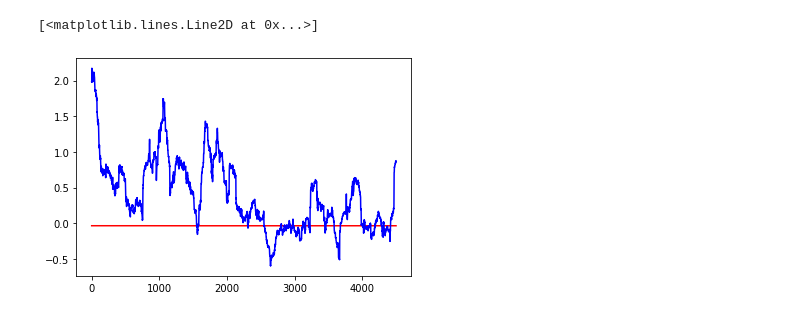
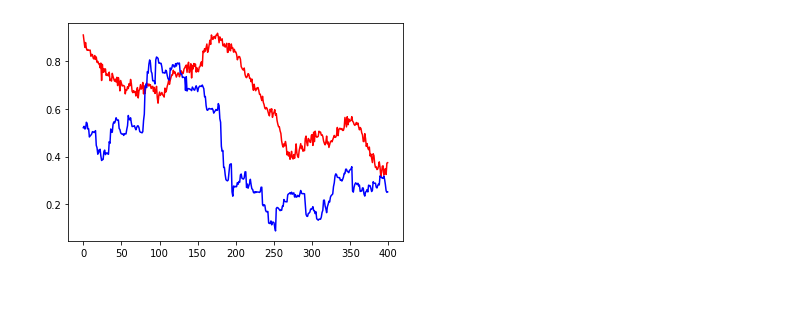
Before and after one commit to sashavoit-zz/volatility-trader, a Jupyter notebook: net.ipynb, the cells around one changed output. Drawn from its saved outputs; the diff is of its cells as text; code cells hidden in the pictures.

```diff
--- a/net.ipynb
+++ b/net.ipynb
@@ -137,8 +230,6 @@ def train(opts, inputs, outputs, model):
 # %%
-input_dim=50
-model=VolForecastModule(input_dim=input_dim)
-inputs, outputs = get_data('5sec_intervals_no_na_normed.csv', input_dim)
-
-print(inputs[:5])
-print(outputs[:5])
+input_dim=300
+horizon=50
+model=VolForecastSingleHorizon(input_dim=input_dim, horizon=horizon)
+train_x, train_y, val_x, val_y = get_data_single_horizon('5sec_intervals_no_na_normed.csv', input_dim=input_dim, horizon=horizon)
 # %% [output]
@@ -162,7 +240,8 @@ tensor([[[-1.7135e+00, -1.7196e+00, -1.7184e+00, -1.7205e+00, -1.7190e+00,
 # %%
 opts = {
-    "batch_size": 1024,
-    "nepochs": 100
+    "nepochs": 500,
+    "batch_size": 128,
+    "validation_period": 50
 }
-train(opts, inputs, outputs, model)
+train_losses, val_losses = train(model, opts, train_x, train_y, val_x, val_y)
 # %% [output]
@@ -186,6 +258,4 @@ Loss: 0.24435818195343018
 # %%
-# MODEL'S PERFORMANCE
-num_samples = 30000
-prediction = model(inputs[:num_samples])
-reality = outputs[:num_samples]
+# Graphing losses
+plt.plot(np.array([x.detach().numpy() for x in train_losses]), 'r')
 # %% [output]
@@ -193,6 +264,21 @@ NameError: ignored
+# %%
+def plot_model_performance_single_horizon(model, x, y, num_samples, horizon):
+  assert num_samples < len(x), f"Too many samples: {num_samples}. Input size is only {len(x)}"
+  pred = model(x[:num_samples])
+  reality = y[horizon:num_samples+horizon]
+
+  plt.plot(pred.detach().numpy(), 'r')
+  plt.plot(reality.detach().numpy(), 'b')
+
+# def plot_model_performance_multiple_horizons(model, x, y, num_samples, horizon):
+#   assert num_samples < len(x), f"Too many samples: {num_samples}. Input size is only {len(x)}"
+#   pred = model(x[:num_samples])[:, horizon-1]
+#   reality = y[:num_samples][:, horizon-1]
+
+#   plt.plot(pred.detach().numpy(), 'r')
+#   plt.plot(reality.detach().numpy(), 'b')
 # %%
-plt.plot(prediction.detach().numpy(), 'r')
-plt.plot(reality.detach().numpy(), 'b')
+# MODEL PERFORMANCE - TEST PART
+plot_model_performance_single_horizon(model, train_x, train_y, num_samples=400, horizon=20)
 # %% [output]
-[<matplotlib.lines.Line2D at 0x...>]
-[figure, old version]
+[figure, new version]
```
Also changed, not shown: parts of 10 cells of this notebook.
